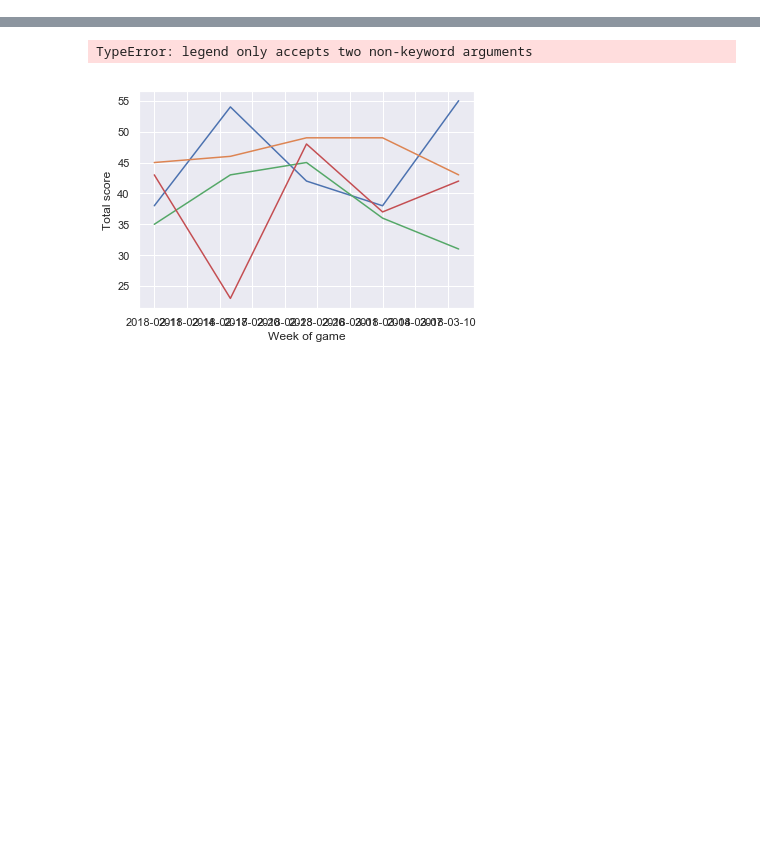
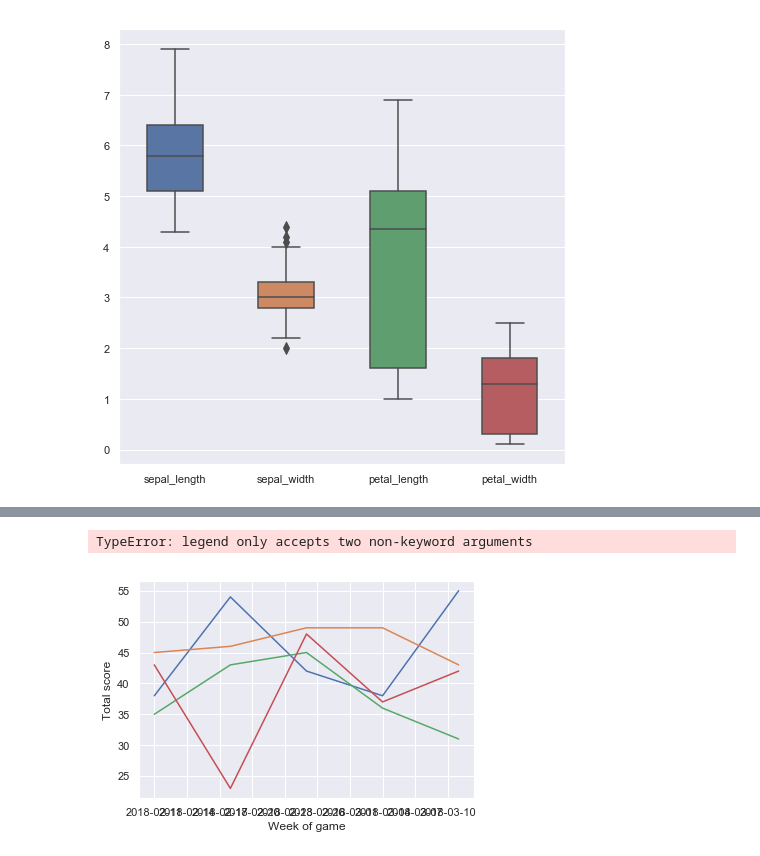
Before and after one commit to mikequaid/Proj-Funda, a Jupyter notebook: boxplot.ipynb, the cells around one changed output, grey strips where cells are left out. Drawn from its saved outputs; the diff is of its cells as text; code cells hidden in the pictures; blank space fills up the shorter version.

```diff
--- a/boxplot.ipynb
+++ b/boxplot.ipynb
@@ -113,0 +107,14 @@ df.head(5)
+# %%
+# Load the built-in Seaborn Dataset of 'Iris' data points[8]
+# Seaborn is a Python data visualization library based on matplotlib [9]
+# Below displays four features of the dataset (petal length, petal width, sepal length, sepal width)
+# Grapically a boxplt enables easy comparison between these key attributes
+
+import matplotlib.pyplot as plt
+import seaborn as sns
+plt.figure(figsize=(8,8))
+df = sns.load_dataset('iris') # create dataframe with built-in Seaborn Dataset
+sns.boxplot(data =df, width=.5, fliersize=8) # create boxplot
+plt.show()
+# %% [output]
+[figure, added]
```
Also changed, not shown: parts of 24 cells of this notebook.
